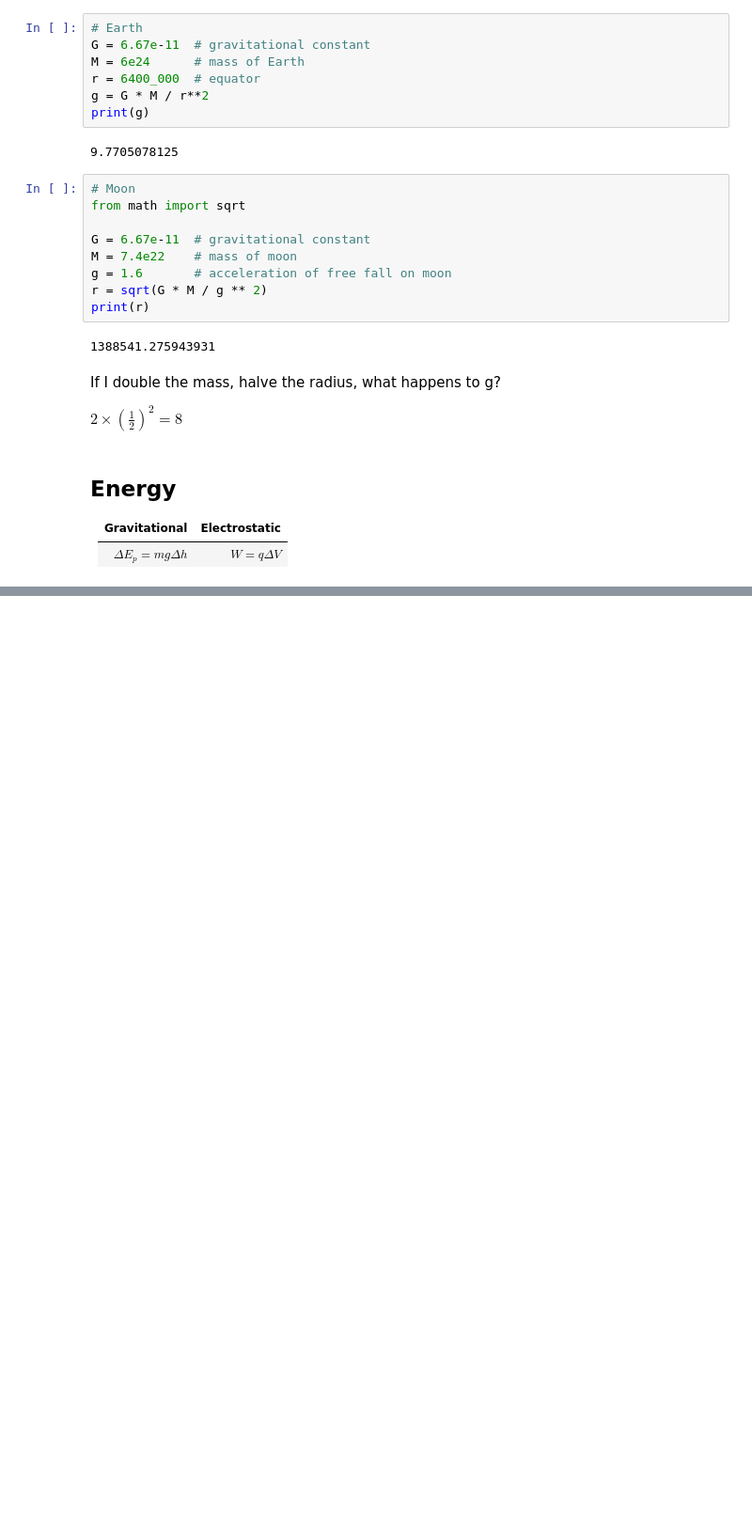
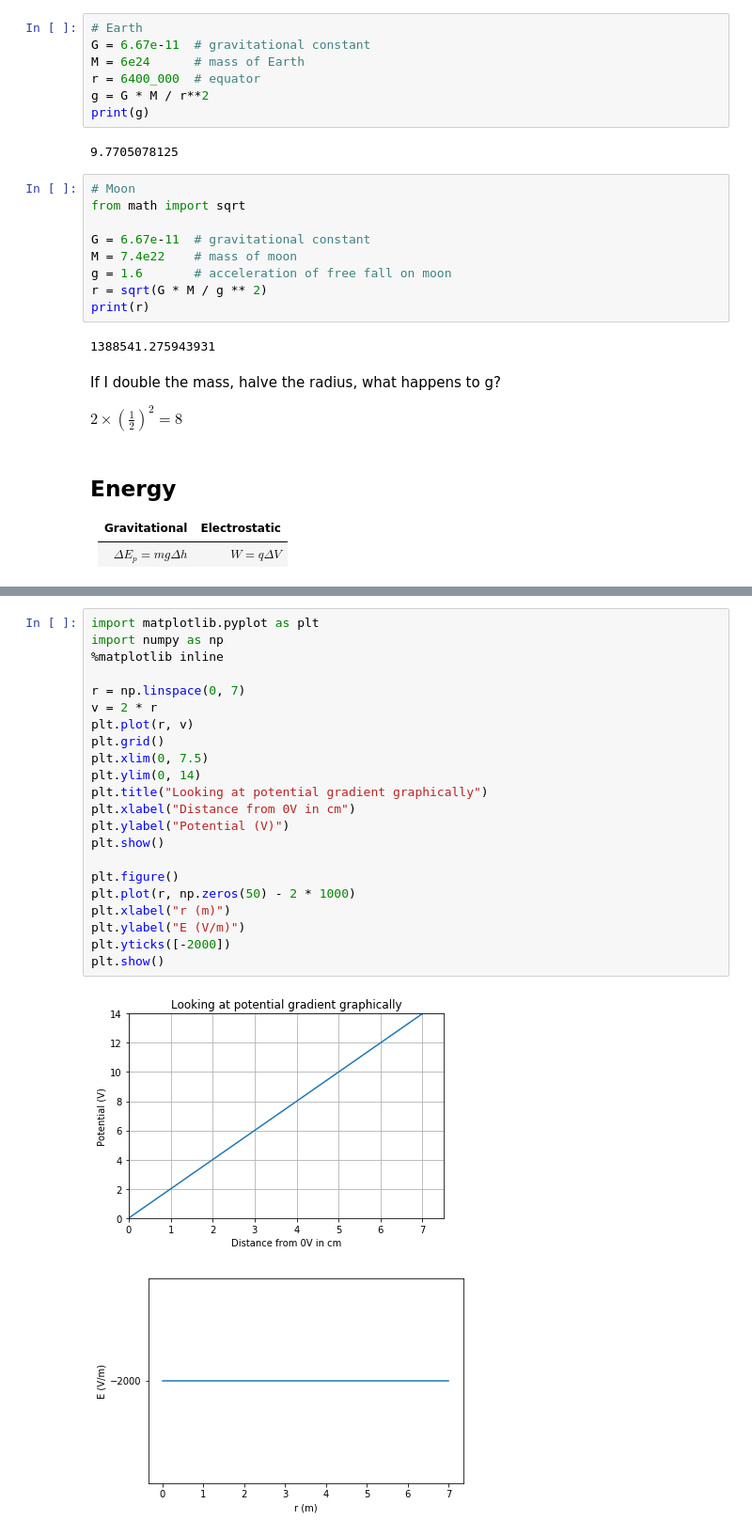
Before and after one commit to Pyxidatol-C/IB, a Jupyter notebook: 1BI/PHY/10-fields.ipynb, the cells around one changed output, grey strips where cells are left out. Shown: that part at 94% size. Drawn from its saved outputs; the diff is of its cells as text; blank space fills up the shorter version.

```diff
--- a/1BI/PHY/10-fields.ipynb
+++ b/1BI/PHY/10-fields.ipynb
@@ -64,0 +85,25 @@ $2 \times (\frac{1}{2})^2 = 8$
+# %%
+import matplotlib.pyplot as plt
+import numpy as np
+%matplotlib inline
+
+r = np.linspace(0, 7)
+v = 2 * r
+plt.plot(r, v)
+plt.grid()
+plt.xlim(0, 7.5)
+plt.ylim(0, 14)
+plt.title("Looking at potential gradient graphically")
+plt.xlabel("Distance from 0V in cm")
+plt.ylabel("Potential (V)")
+plt.show()
+
+plt.figure()
+plt.plot(r, np.zeros(50) - 2 * 1000)
+plt.xlabel("r (m)")
+plt.ylabel("E (V/m)")
+plt.yticks([-2000])
+plt.show()
+# %% [output]
+[figure, added]
+[figure, added]
```
Also changed, not shown: parts of 12 cells of this notebook, 1 other file.
